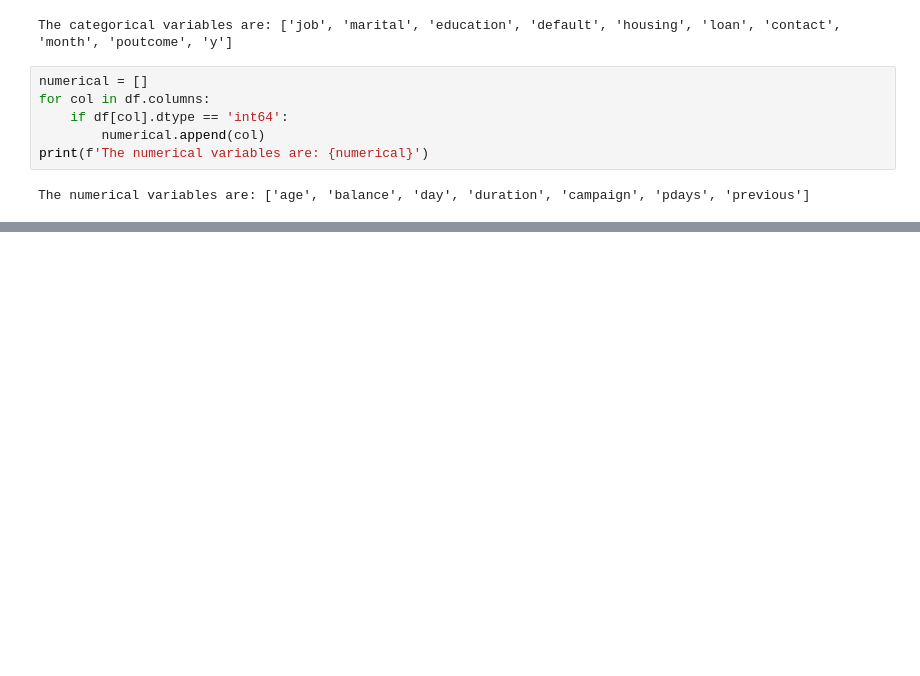
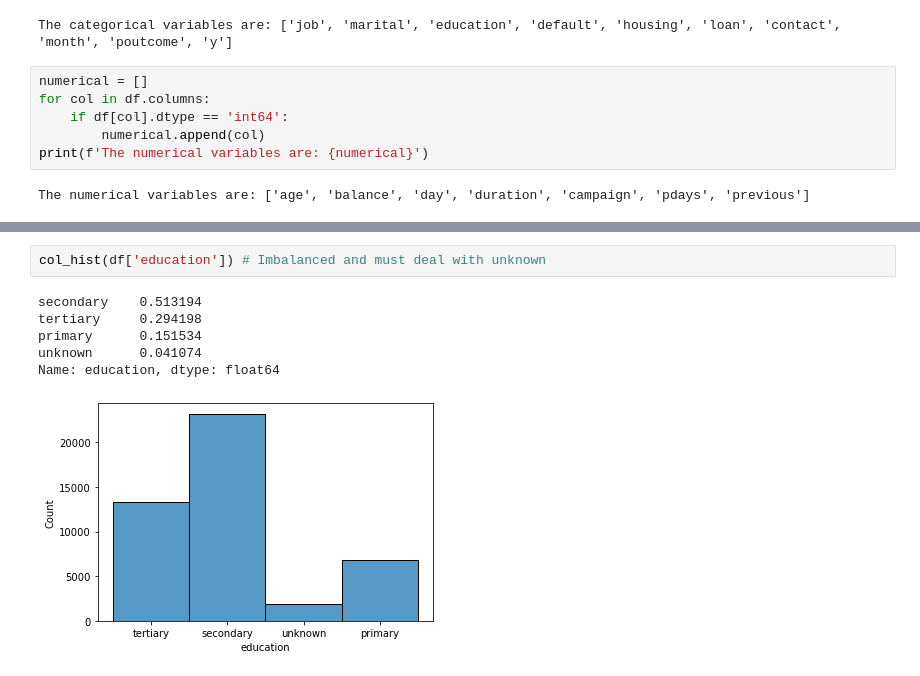
Before and after one commit to erin-vu/bank-marketing, a Jupyter notebook: Untitled.ipynb, the cells around one changed output, grey strips where cells are left out. Saved outputs shown, nothing was run; the diff lists cells and outputs as text; blank space fills up the shorter version.

```diff
--- a/Untitled.ipynb
+++ b/Untitled.ipynb
@@ -128,0 +166,9 @@ The numerical variables are: ['age', 'balance', 'day', 'duration', 'campaign', '
+# %%
+col_hist(df['education']) # Imbalanced and must deal with unknown
+# %% [output]
+secondary    0.513194
+tertiary     0.294198
+primary      0.151534
+unknown      0.041074
+Name: education, dtype: float64
+[figure, added]
```
Also changed, not shown: parts of 9 cells of this notebook.
